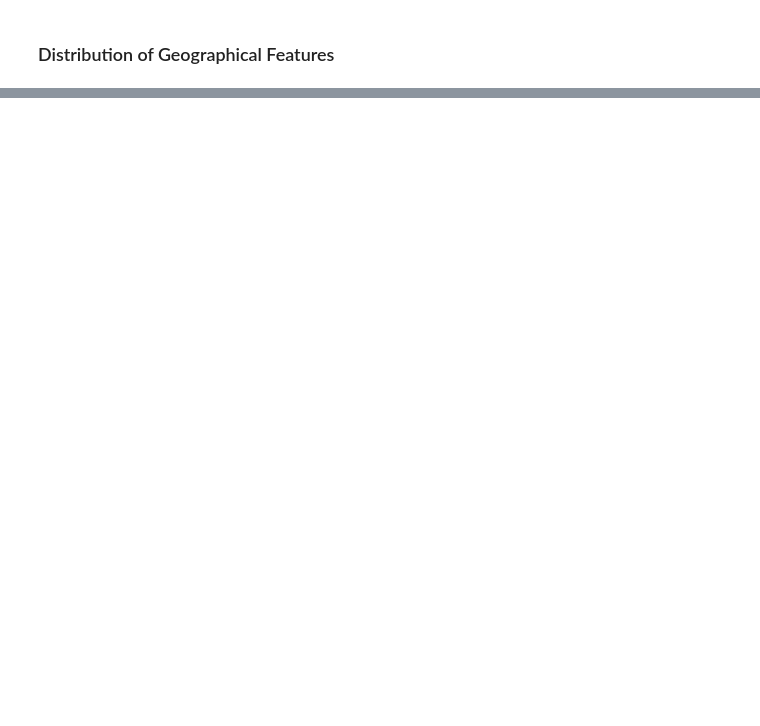
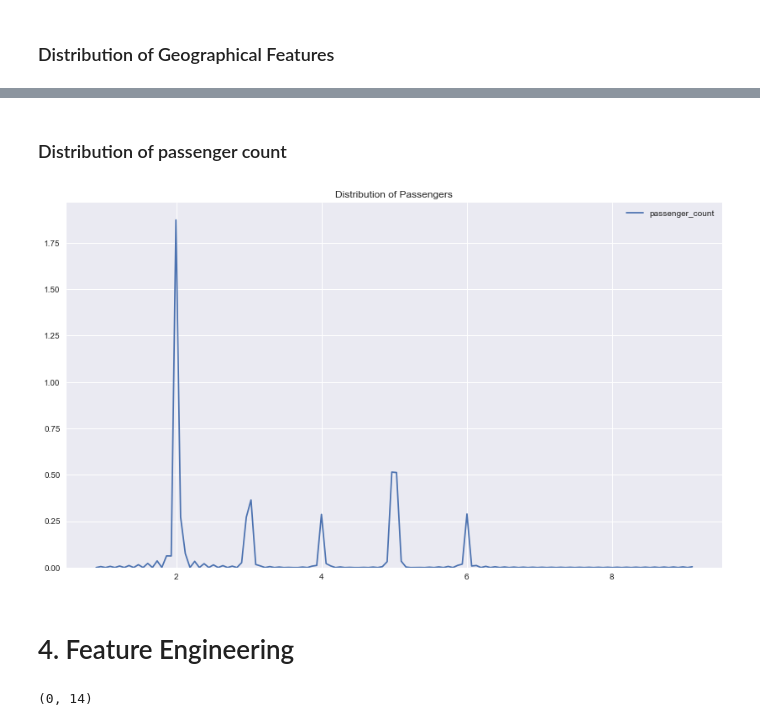
Before and after one commit to karlphillip/DataScience, a Jupyter notebook: Capstone Project3/1_data_wrangling.ipynb, the cells around one changed output, grey strips where cells are left out. Saved outputs shown, nothing was run; the diff lists cells and outputs as text; code cells hidden in the pictures; blank space fills up the shorter version.

```diff
--- a/Capstone Project3/1_data_wrangling.ipynb
+++ b/Capstone Project3/1_data_wrangling.ipynb
@@ -239,0 +234,10 @@ display(ny_map)
+# %% [markdown]
+### Distribution of passenger count
+# %%
+plt.figure(figsize=(14,8))
+sns.kdeplot(train_df['passenger_count']).set_title("Distribution of Passengers")
+plt.show()
+# %% [output]
+[figure, added]
+# %% [markdown]
+# 4. Feature Engineering
@@ -239,0 +276,5 @@ display(ny_map)
+# %%
+train_df['distance_km'] = train_df.apply(lambda row: getDistance(row['pickup_latitude'], row['pickup_longitude'], row['dropoff_latitude'], row['dropoff_longitude']), axis=1)
+print(train_df[train_df['distance_km'] < 0].shape)
+# %% [output]
+(0, 14)
```
Also changed, not shown: parts of 23 cells of this notebook, 1 other file.
